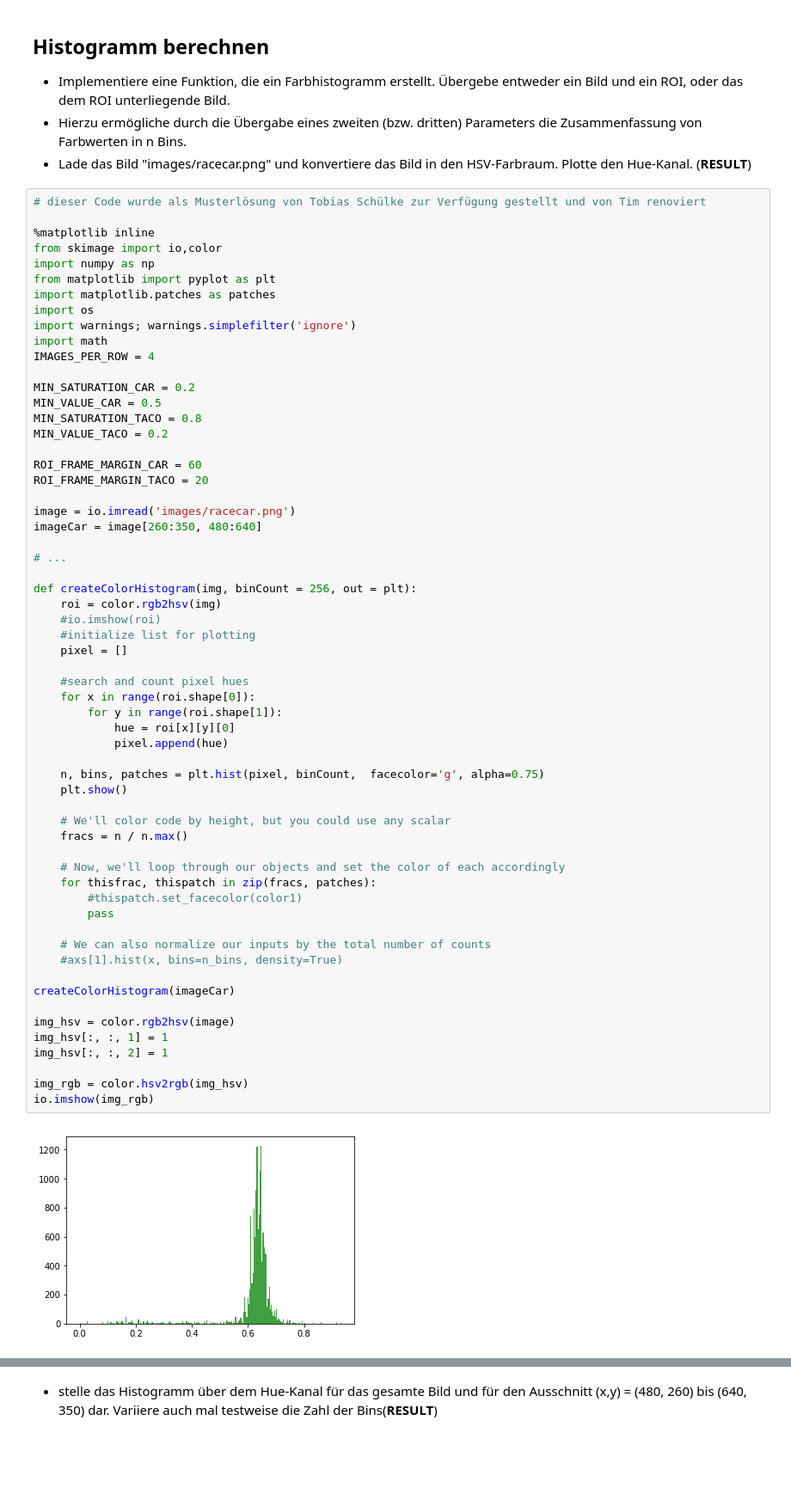
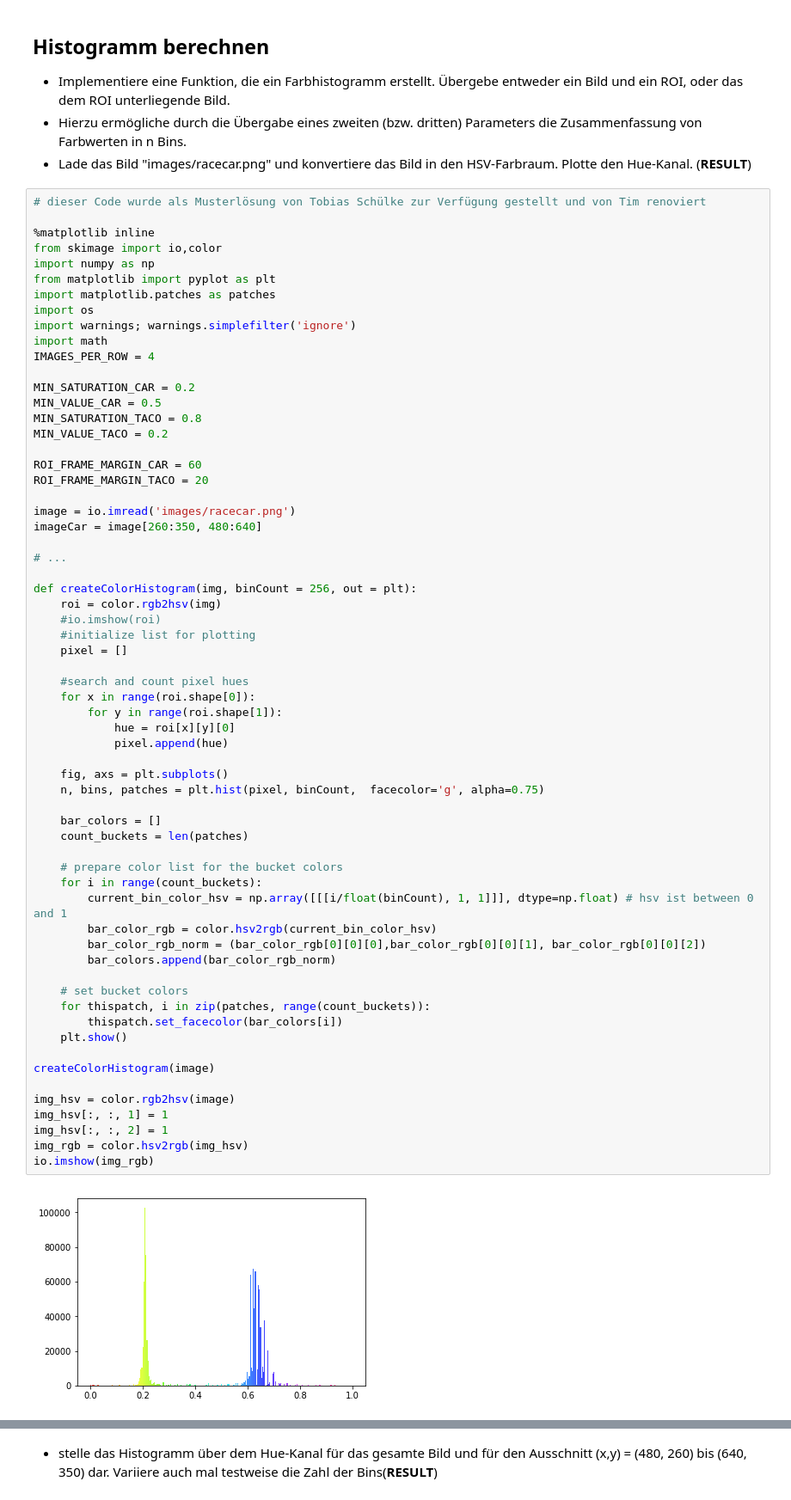
Before and after one commit to Rintel/ComputerVision, a Jupyter notebook: 02_CAMSHIFT.ipynb, the cells around one changed output, grey strips where cells are left out. Shown: that part at 86% size. Drawn from its saved outputs; the diff is of its cells as text; blank space fills up the shorter version.

Commit message:
color histogram

```diff
--- a/02_CAMSHIFT.ipynb
+++ b/02_CAMSHIFT.ipynb
@@ -28,47 +28,50 @@ MIN_VALUE_TACO = 0.2
 ROI_FRAME_MARGIN_CAR = 60
 ROI_FRAME_MARGIN_TACO = 20
 
 image = io.imread('images/racecar.png')
 imageCar = image[260:350, 480:640]
 
 # ...
 
 def createColorHistogram(img, binCount = 256, out = plt):
     roi = color.rgb2hsv(img)
     #io.imshow(roi)
     #initialize list for plotting
     pixel = []
 
     #search and count pixel hues
     for x in range(roi.shape[0]):
         for y in range(roi.shape[1]):
             hue = roi[x][y][0]
             pixel.append(hue)
 
+    fig, axs = plt.subplots()
     n, bins, patches = plt.hist(pixel, binCount,  facecolor='g', alpha=0.75)
+
+    bar_colors = []
+    count_buckets = len(patches)
+
+    # prepare color list for the bucket colors
+    for i in range(count_buckets):
+        current_bin_color_hsv = np.array([[[i/float(binCount), 1, 1]]], dtype=np.float) # hsv ist between 0 and 1
+        bar_color_rgb = color.hsv2rgb(current_bin_color_hsv)
+        bar_color_rgb_norm = (bar_color_rgb[0][0][0],bar_color_rgb[0][0][1], bar_color_rgb[0][0][2])
+        bar_colors.append(bar_color_rgb_norm)
+
+    # set bucket colors
+    for thispatch, i in zip(patches, range(count_buckets)):
+        thispatch.set_facecolor(bar_colors[i])
     plt.show()
 
-    # We'll color code by height, but you could use any scalar
-    fracs = n / n.max()
-
-    # Now, we'll loop through our objects and set the color of each accordingly
-    for thisfrac, thispatch in zip(fracs, patches):
-        #thispatch.set_facecolor(color1)
-        pass
-
-    # We can also normalize our inputs by the total number of counts
-    #axs[1].hist(x, bins=n_bins, density=True)
-
-createColorHistogram(imageCar)
+createColorHistogram(image)
 
 img_hsv = color.rgb2hsv(image)
 img_hsv[:, :, 1] = 1
 img_hsv[:, :, 2] = 1
-
 img_rgb = color.hsv2rgb(img_hsv)
 io.imshow(img_rgb)
 # %% [output]
-[figure, old version]
+[figure, new version]
 <matplotlib.image.AxesImage at 0x...>
 [figure]
 # %% [markdown]
```
Also changed, not shown: parts of 1 cell of this notebook.
